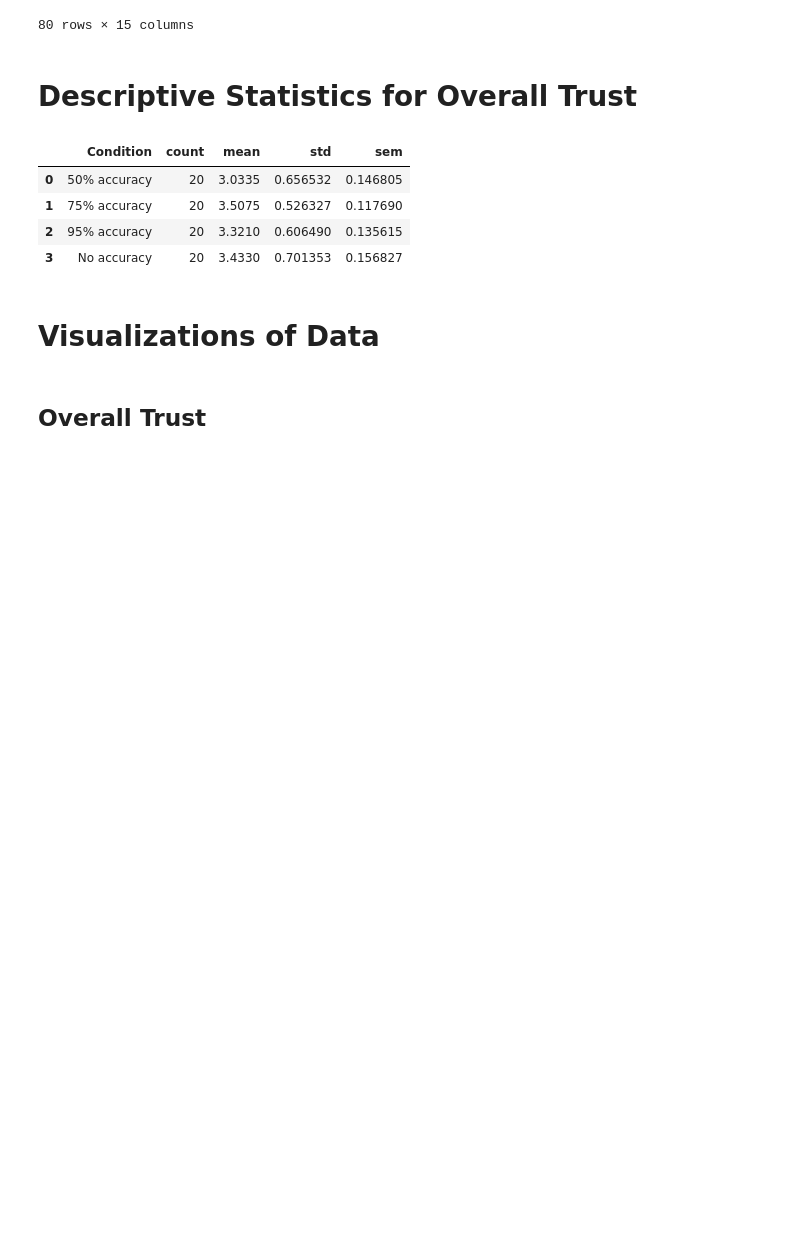
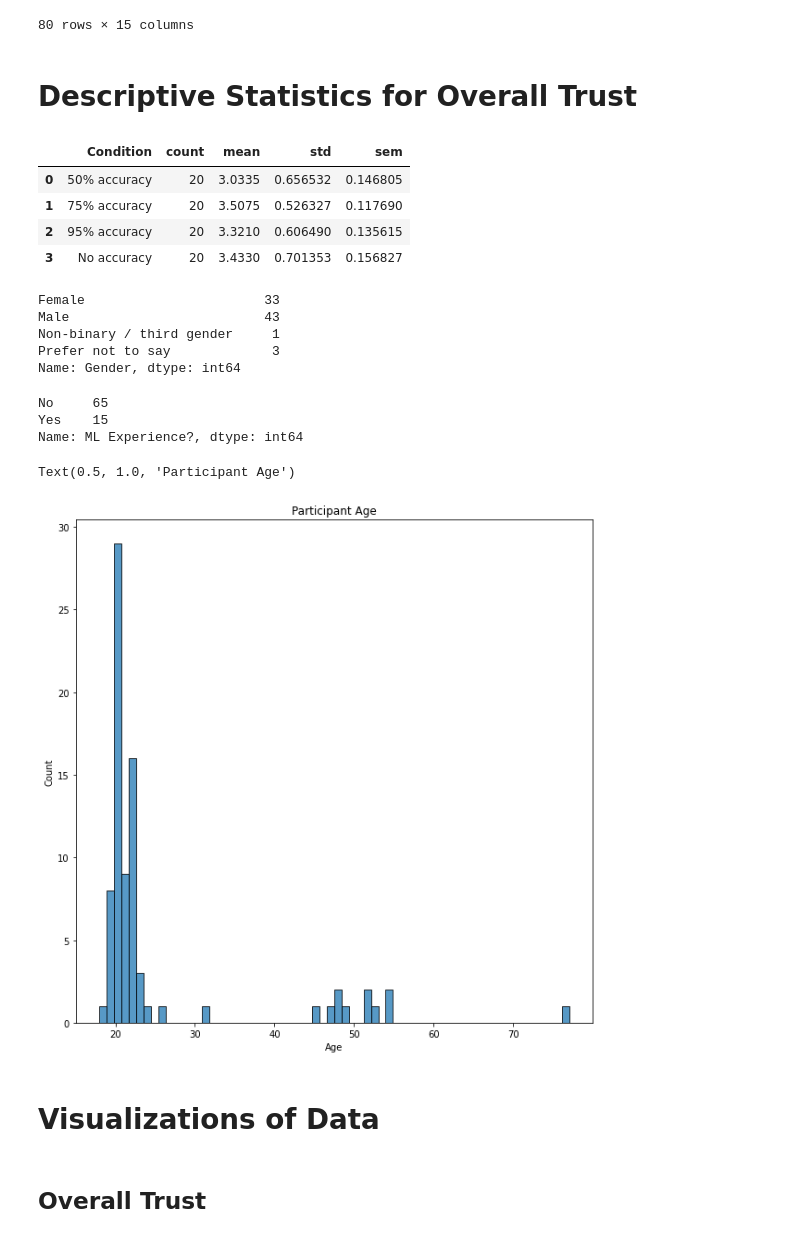
Before and after one commit to askipitaris/ML-Trust-Analysis, a Jupyter notebook: Analysis.ipynb, the cells around one changed output. Drawn from its saved outputs; the diff is of its cells as text; code cells hidden in the pictures; blank space fills up the shorter version.

```diff
--- a/Analysis.ipynb
+++ b/Analysis.ipynb
@@ -60,6 +60,27 @@ responses_descriptive
 | 1 | 75% accuracy | 20 | 3.5075 | 0.526327 | 0.117690 |
 | 2 | 95% accuracy | 20 | 3.3210 | 0.606490 | 0.135615 |
 | 3 | No accuracy | 20 | 3.4330 | 0.701353 | 0.156827 |
+# %%
+responses["Gender"].value_counts().sort_index()
+# %% [output]
+Female                       33
+Male                         43
+Non-binary / third gender     1
+Prefer not to say             3
+Name: Gender, dtype: int64
+# %%
+responses["ML Experience?"].value_counts().sort_index()
+# %% [output]
+No     65
+Yes    15
+Name: ML Experience?, dtype: int64
+# %%
+fig, ax = pyplot.subplots(figsize=(10, 10))
+(sns.histplot(ax=ax, x="Age", data=responses)
+ .set_title("Participant Age"))
+# %% [output]
+Text(0.5, 1.0, 'Participant Age')
+[figure, added]
 # %% [markdown]
 # Visualizations of Data
 # %% [markdown]
```
Also changed, not shown: parts of 3 cells of this notebook.
